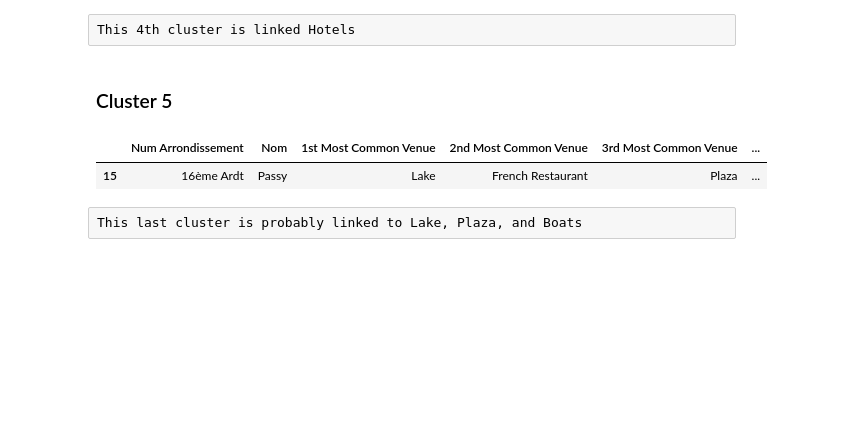
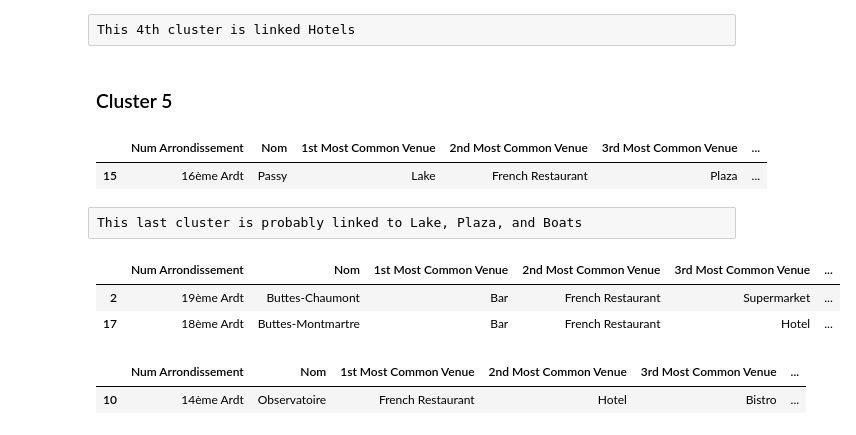
Before and after one commit to Phi-Cgl/Applied_Data_Science_Capstone, a Jupyter notebook: The Battle of Neighborhoods (Week 1).ipynb, the cells around one changed output. Cells and saved outputs as stored; diff of their text form; code cells hidden in the pictures; blank space fills up the shorter version.

```diff
--- a/The Battle of Neighborhoods (Week 1).ipynb
+++ b/The Battle of Neighborhoods (Week 1).ipynb
@@ -378,3 +371,16 @@ paris_merged.loc[paris_merged['Cluster Labels'] == i, paris_merged.columns[[0,1]
 | 15 | 16ème Ardt | Passy | Lake | French Restaurant | Plaza | ... |
 # %% [raw]
 This last cluster is probably linked to Lake, Plaza, and Boats
+# %%
+i=5
+paris_merged.loc[paris_merged['Cluster Labels'] == i, paris_merged.columns[[0,1] + list(range(5, paris_merged.shape[1]))]]
+# %% [output]
+|  | Num Arrondissement | Nom | 1st Most Common Venue | 2nd Most Common Venue | 3rd Most Common Venue | ... |
+| 2 | 19ème Ardt | Buttes-Chaumont | Bar | French Restaurant | Supermarket | ... |
+| 17 | 18ème Ardt | Buttes-Montmartre | Bar | French Restaurant | Hotel | ... |
+# %%
+i=6
+paris_merged.loc[paris_merged['Cluster Labels'] == i, paris_merged.columns[[0,1] + list(range(5, paris_merged.shape[1]))]]
+# %% [output]
+|  | Num Arrondissement | Nom | 1st Most Common Venue | 2nd Most Common Venue | 3rd Most Common Venue | ... |
+| 10 | 14ème Ardt | Observatoire | French Restaurant | Hotel | Bistro | ... |
```
Also changed, not shown: parts of 5 cells of this notebook.
